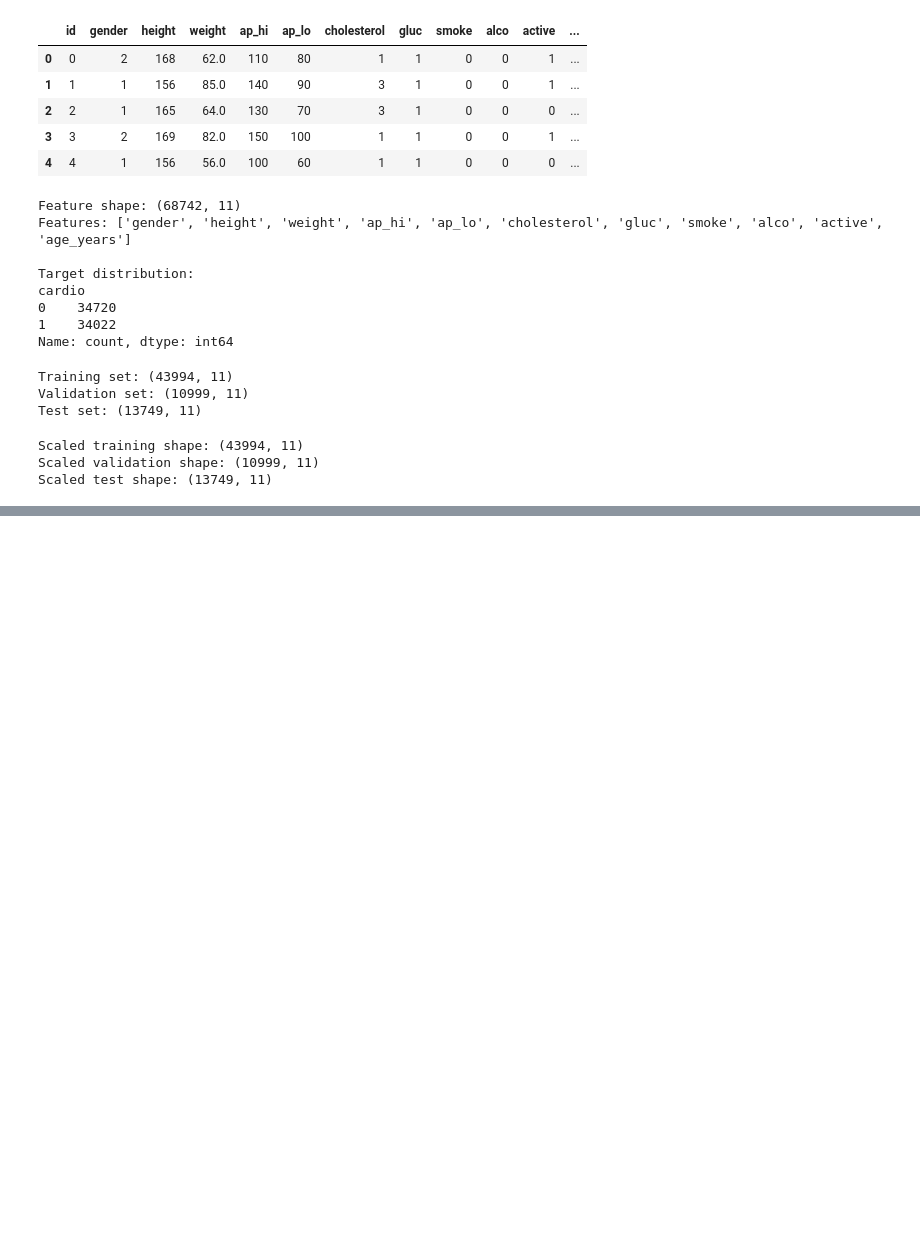
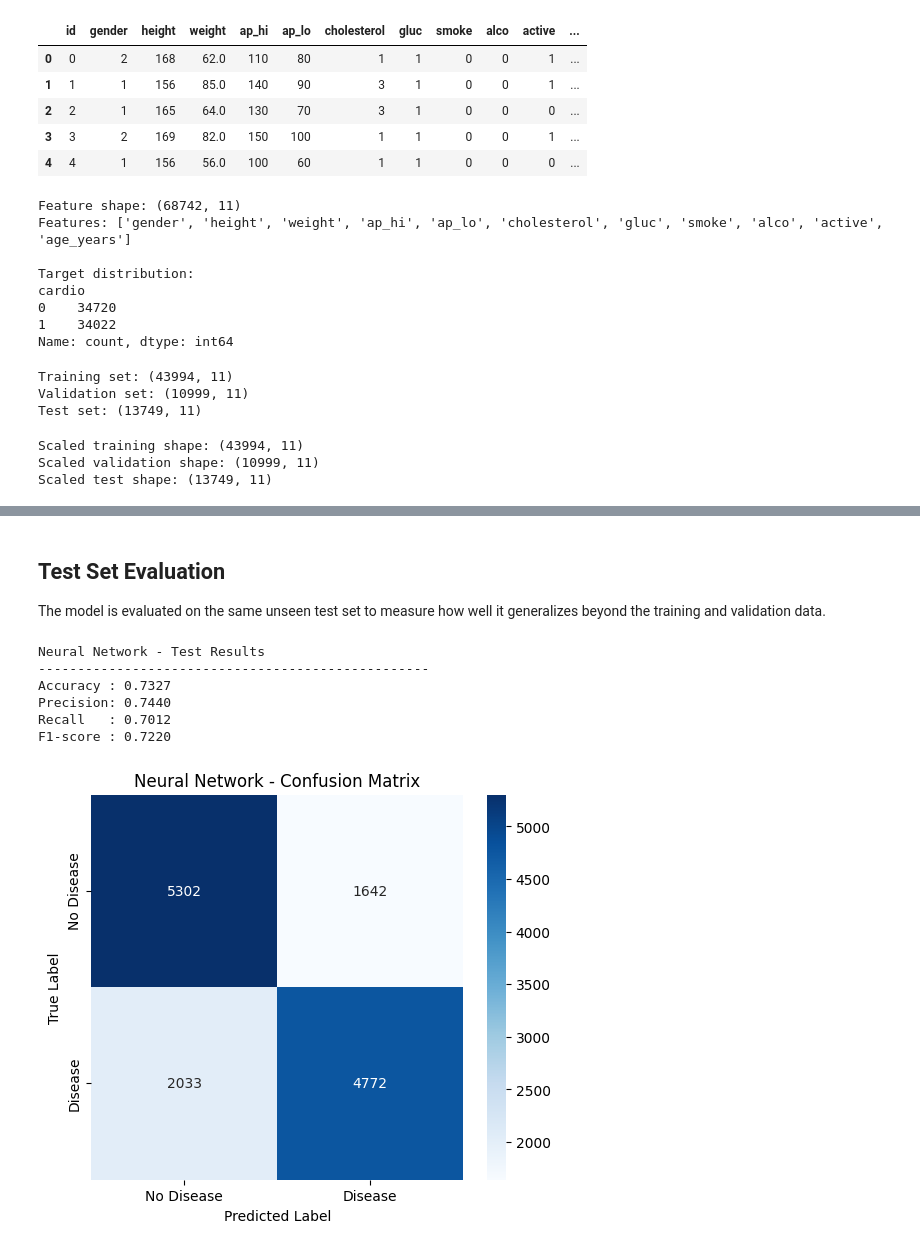
Before and after one commit to balsamkhaleel/Internship-Ai-ML, a Jupyter notebook: week6/day5/day5.ipynb, the cells around one changed output, grey strips where cells are left out. Cells and saved outputs as stored; diff of their text form; code cells hidden in the pictures; blank space fills up the shorter version.

```diff
--- a/week6/day5/day5.ipynb
+++ b/week6/day5/day5.ipynb
@@ -1474,0 +288,74 @@ data rather than selecting a model based only on validation performance.
+# %% [markdown]
+##  Test Set Evaluation
+
+The model is evaluated on the same unseen test set to measure how well it
+generalizes beyond the training and validation data.
+# %%
+# Evaluate the model on the unseen test set
+y_test_prob = model.predict(
+    X_test_scaled,
+    verbose=0
+)
+
+y_test_pred = (
+    y_test_prob >= 0.5
+).astype(int).ravel()
+
+test_accuracy = accuracy_score(
+    y_test,
+    y_test_pred
+)
+
+test_precision = precision_score(
+    y_test,
+    y_test_pred
+)
+
+test_recall = recall_score(
+    y_test,
+    y_test_pred
+)
+
+test_f1 = f1_score(
+    y_test,
+    y_test_pred
+)
+
+print("Neural Network - Test Results")
+print("-" * 50)
+print(f"Accuracy : {test_accuracy:.4f}")
+print(f"Precision: {test_precision:.4f}")
+print(f"Recall   : {test_recall:.4f}")
+print(f"F1-score : {test_f1:.4f}")
+# %% [output]
+Neural Network - Test Results
+--------------------------------------------------
+Accuracy : 0.7327
+Precision: 0.7440
+Recall   : 0.7012
+F1-score : 0.7220
+# %%
+# Confusion matrix
+cm = confusion_matrix(
+    y_test,
+    y_test_pred
+)
+
+plt.figure(figsize=(6, 5))
+
+sns.heatmap(
+    cm,
+    annot=True,
+    fmt="d",
+    cmap="Blues",
+    xticklabels=["No Disease", "Disease"],
+    yticklabels=["No Disease", "Disease"]
+)
+
+plt.xlabel("Predicted Label")
+plt.ylabel("True Label")
+plt.title("Neural Network - Confusion Matrix")
+
+plt.show()
+# %% [output]
+[figure, added]
```
Also changed, not shown: parts of 58 cells of this notebook, 7 other files.
